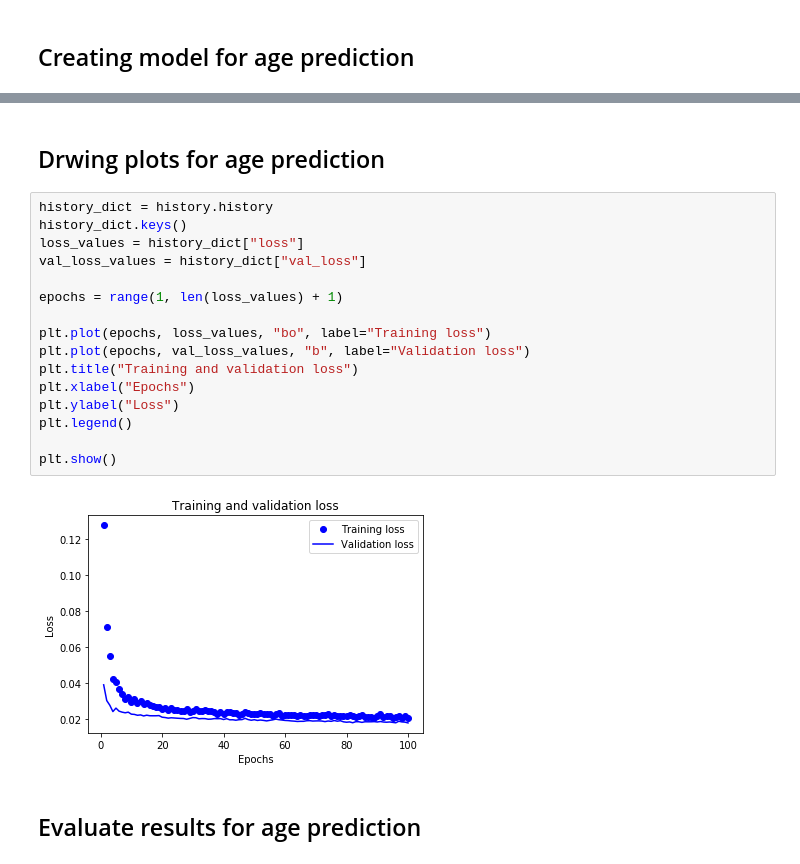
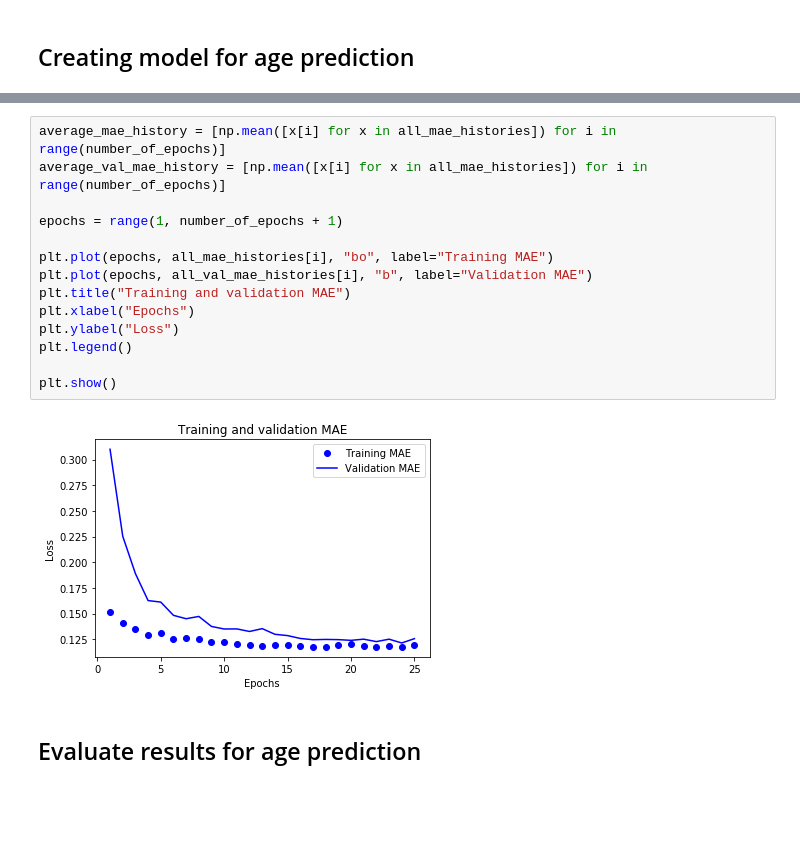
Before and after one commit to wiktor779/Kaggle-Titanic, a Jupyter notebook: age_prediction.ipynb, the cells around one changed output, grey strips where cells are left out. Saved outputs shown, nothing was run; the diff lists cells and outputs as text; blank space fills up the shorter version.

Commit message:
added k-fold cross validation for age prediction

```diff
--- a/age_prediction.ipynb
+++ b/age_prediction.ipynb
@@ -96,23 +112,19 @@ Epoch 100/100
-# %% [markdown]
-## Drwing plots for age prediction
 # %%
-history_dict = history.history
-history_dict.keys()
-loss_values = history_dict["loss"]
-val_loss_values = history_dict["val_loss"]
+average_mae_history = [np.mean([x[i] for x in all_mae_histories]) for i in range(number_of_epochs)]
+average_val_mae_history = [np.mean([x[i] for x in all_mae_histories]) for i in range(number_of_epochs)]
 
-epochs = range(1, len(loss_values) + 1)
+epochs = range(1, number_of_epochs + 1)
 
-plt.plot(epochs, loss_values, "bo", label="Training loss")
-plt.plot(epochs, val_loss_values, "b", label="Validation loss")
-plt.title("Training and validation loss")
+plt.plot(epochs, all_mae_histories[i], "bo", label="Training MAE")
+plt.plot(epochs, all_val_mae_histories[i], "b", label="Validation MAE")
+plt.title("Training and validation MAE")
 plt.xlabel("Epochs")
 plt.ylabel("Loss")
 plt.legend()
 
 plt.show()
 # %% [output]
-[figure, old version]
+[figure, new version]
 # %% [markdown]
 ## Evaluate results for age prediction
 # %%
```
Also changed, not shown: parts of 7 cells of this notebook.
